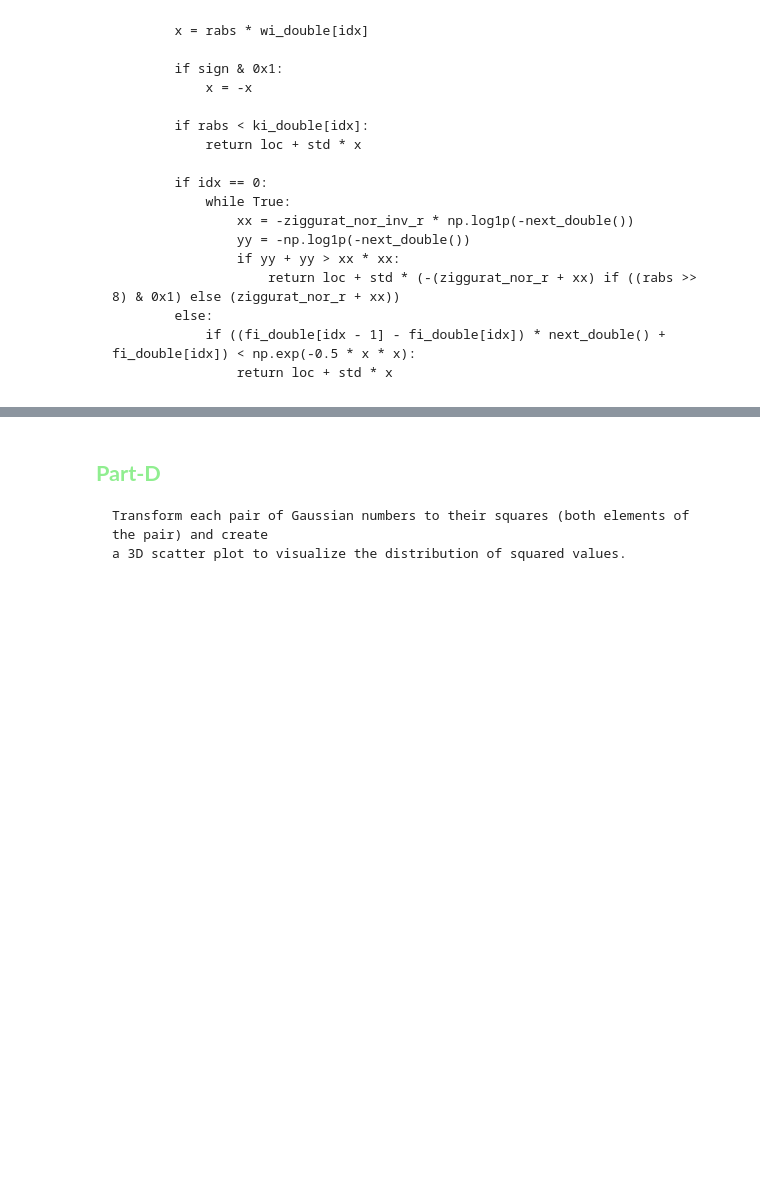
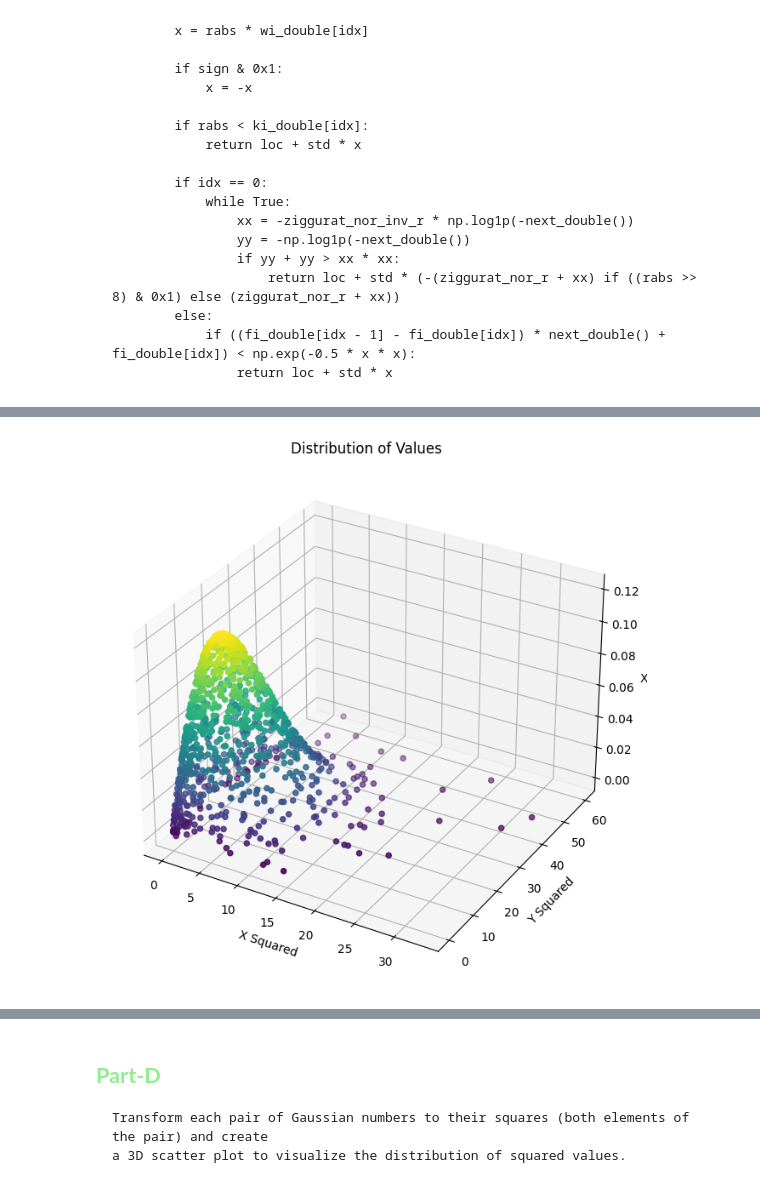
Before and after one commit to Ayush-mishra-0-0/ML-and-NLP, a Jupyter notebook: 12240340_DS201_ASSIGNMENT2.ipynb, the cells around one changed output, grey strips where cells are left out. Cells and saved outputs as stored; diff of their text form; code cells hidden in the pictures; blank space fills up the shorter version.

```diff
--- a/12240340_DS201_ASSIGNMENT2.ipynb
+++ b/12240340_DS201_ASSIGNMENT2.ipynb
@@ -368,0 +396,25 @@ plot_gauss()
+# %%
+x= random_numbers[:,0]
+y= random_numbers[:,1]
+z=0
+p = len(mean)
+det_cov = np.linalg.det(cov)
+inv_cov = np.linalg.inv(cov)
+coefficient = 1 / (2 * np.pi * np.sqrt(det_cov))
+exponent = -0.5 * ((x - mean[0])**2 * inv_cov[0, 0] +   (y - mean[1])**2 * inv_cov[1, 1] + 2 * (x - mean[0]) * (y - mean[1]) * inv_cov[0, 1])
+z = coefficient * np.exp(exponent)
+# %%
+fig = plt.figure(figsize = (8 , 8))
+ax = fig.add_subplot(111 ,projection = "3d")
+ax.scatter3D(x*x, y*y, z, c=z, cmap='viridis',marker='o')
+
+# Set labels and title
+ax.set_xlabel('X Squared')
+ax.set_ylabel('Y Squared')
+ax.set_zlabel('XY')
+ax.set_title('Distribution of Values')
+
+# Show the plot
+plt.show()
+# %% [output]
+[figure, added]
```
Also changed, not shown: parts of 8 cells of this notebook.
